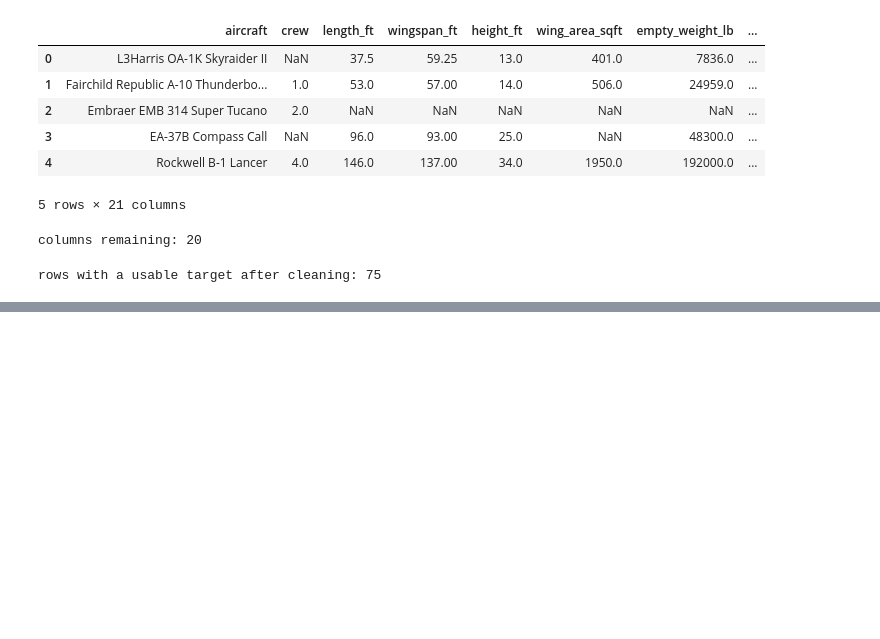
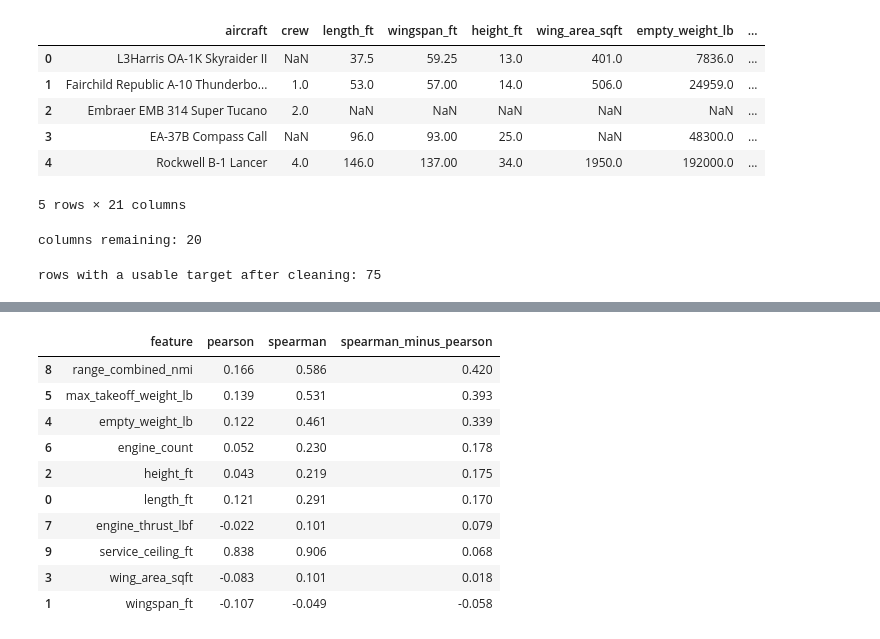
Before and after one commit to jessingit5/FlightEnvelopePredictor, a Jupyter notebook: notebooks/FlightEnvelopePredictor.ipynb, the cells around one changed output, grey strips where cells are left out. Drawn from its saved outputs; the diff is of its cells as text; code cells hidden in the pictures; blank space fills up the shorter version.

```diff
--- a/notebooks/FlightEnvelopePredictor.ipynb
+++ b/notebooks/FlightEnvelopePredictor.ipynb
@@ -140,0 +159,25 @@ rows with a usable target after cleaning: 75
+# %%
+rows = []
+for feature in candidate_features:
+    pair = df[[feature, target]].dropna()
+    pearson = pair[feature].corr(pair[target], method="pearson")
+    spearman = pair[feature].corr(pair[target], method="spearman")
+    rows.append((feature, round(pearson, 3), round(spearman, 3), round(abs(spearman) - abs(pearson), 3)))
+
+linearity_check = pd.DataFrame(
+    rows, columns=["feature", "pearson", "spearman", "spearman_minus_pearson"]
+).sort_values("spearman_minus_pearson", ascending=False)
+
+linearity_check
+# %% [output]
+|  | feature | pearson | spearman | spearman_minus_pearson |
+| 8 | range_combined_nmi | 0.166 | 0.586 | 0.420 |
+| 5 | max_takeoff_weight_lb | 0.139 | 0.531 | 0.393 |
+| 4 | empty_weight_lb | 0.122 | 0.461 | 0.339 |
+| 6 | engine_count | 0.052 | 0.230 | 0.178 |
+| 2 | height_ft | 0.043 | 0.219 | 0.175 |
+| 0 | length_ft | 0.121 | 0.291 | 0.170 |
+| 7 | engine_thrust_lbf | -0.022 | 0.101 | 0.079 |
+| 9 | service_ceiling_ft | 0.838 | 0.906 | 0.068 |
+| 3 | wing_area_sqft | -0.083 | 0.101 | 0.018 |
+| 1 | wingspan_ft | -0.107 | -0.049 | -0.058 |
```
Also changed, not shown: parts of 3 cells of this notebook.
